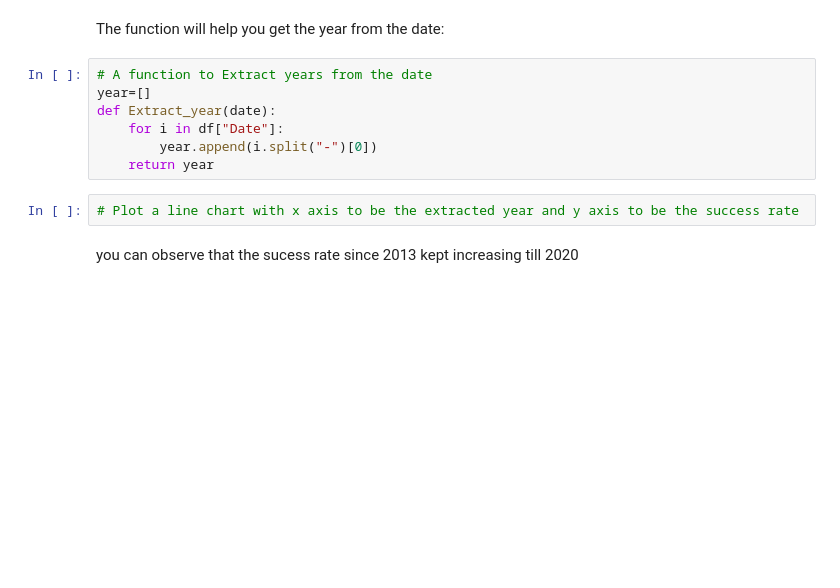
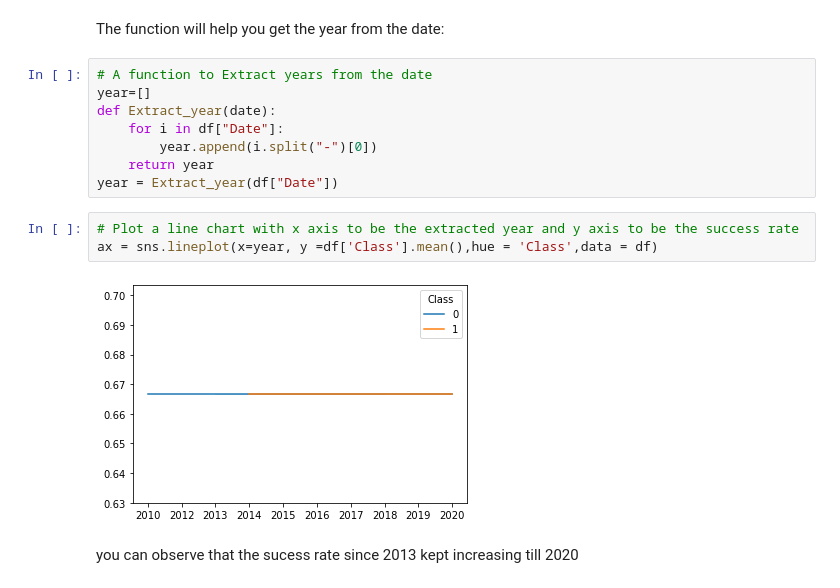
Before and after one commit to MTHDS/Applied-Data-Science-Capstone, a Jupyter notebook: Week2-Complete the EDA with Visualization lab.ipynb, the cells around one changed output. Saved outputs shown, nothing was run; the diff lists cells and outputs as text; blank space fills up the shorter version.

```diff
--- a/Week2-Complete the EDA with Visualization lab.ipynb
+++ b/Week2-Complete the EDA with Visualization lab.ipynb
@@ -145,8 +155,12 @@ def Extract_year(date):
     for i in df["Date"]:
         year.append(i.split("-")[0])
     return year
+year = Extract_year(df["Date"])
 # %%
 # Plot a line chart with x axis to be the extracted year and y axis to be the success rate
+ax = sns.lineplot(x=year, y =df['Class'].mean(),hue = 'Class',data = df)
+# %% [output]
+[figure, added]
 # %% [markdown]
 you can observe that the sucess rate since 2013 kept increasing till 2020
 # %% [markdown]
```
Also changed, not shown: parts of 8 cells of this notebook.
